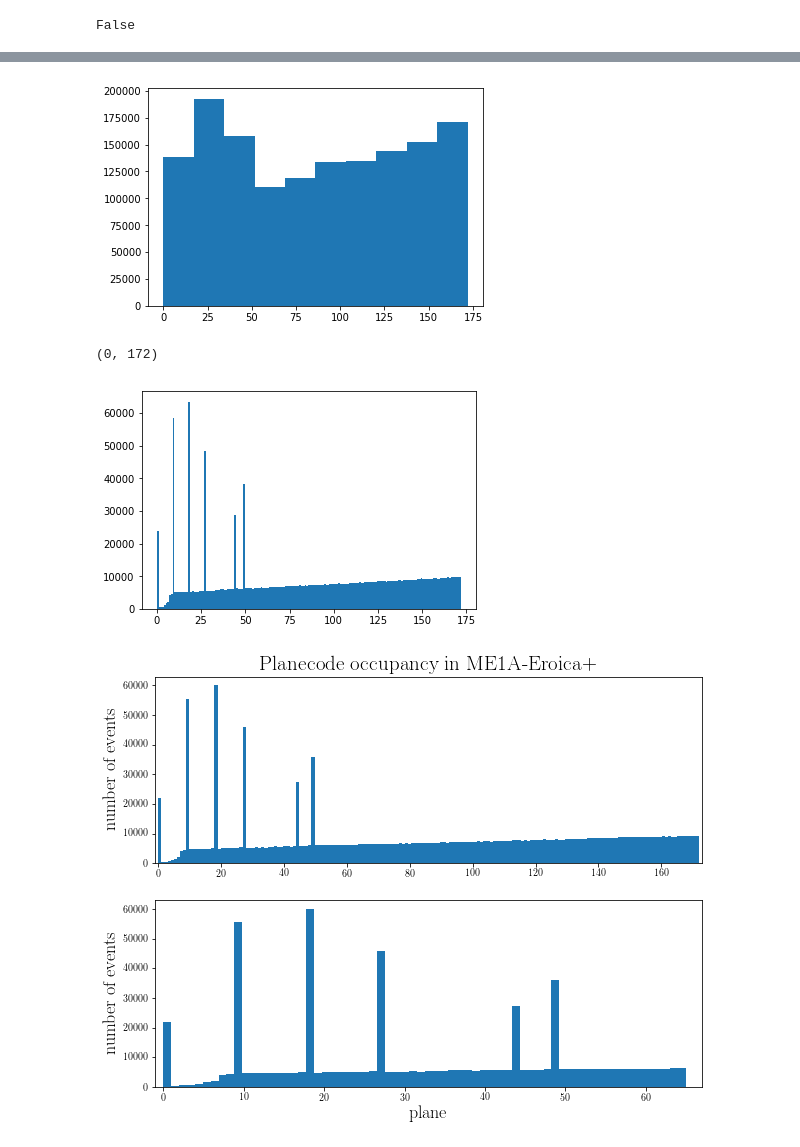
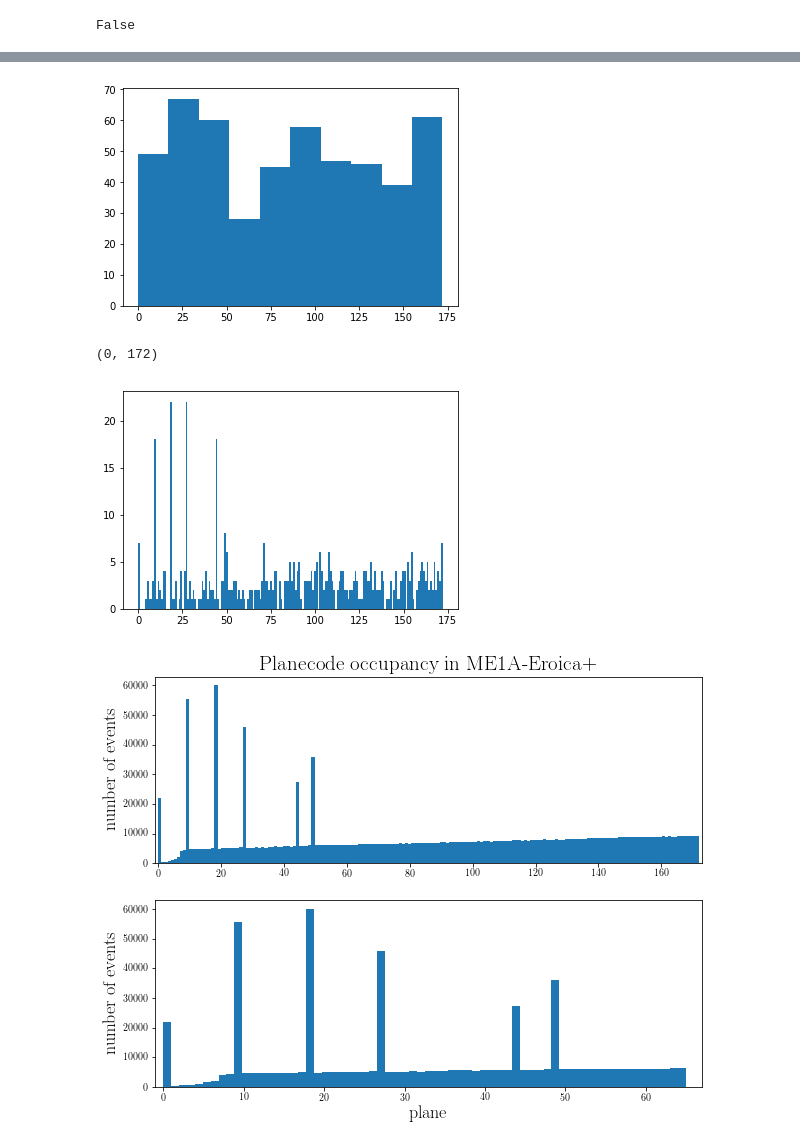
Before and after one commit to faizaakbar/ANNMINERvA, a Jupyter notebook: visualize_planecode_occupancy_stats.ipynb, the cells around one changed output, grey strips where cells are left out. Drawn from its saved outputs; the diff is of its cells as text; code cells hidden in the pictures.

```diff
--- a/visualize_planecode_occupancy_stats.ipynb
+++ b/visualize_planecode_occupancy_stats.ipynb
@@ -18,5 +18,5 @@ def decode_eventid(eventid):
     run = eventid
     return (run, subrun, gate, phys_evt)
 # %%
-f = h5py.File('../hdf5/minosmatch_nukecczdefs_genallzwitht_pcodecap172_127x94x47_xuv_me1Bmc.hdf5', 'r')
+f = h5py.File('../hdf5/vtxfndingimgs_127x94_me1Bmc.hdf5', 'r')
 # %%
@@ -64,5 +75,5 @@ zs
 # %%
-n, bins, patches = plt.hist(f['planecodes'])
+n, bins, patches = plt.hist(f['event_data']['planecodes'][:])
 # %% [output]
-[figure, old version]
+[figure, new version]
 # %%
@@ -70,9 +81,9 @@ np.min(f['planecodes']), np.max(f['planecodes'])
 # %% [output]
 (0, 172)
 # %%
-_, _, _ = plt.hist(f['planecodes'], bins=173, range=(0, 172))
+_, _, _ = plt.hist(f['event_data']['planecodes'][:], bins=173, range=(0, 172))
 # %% [output]
-[figure, old version]
+[figure, new version]
 # %%
 from matplotlib import rc
 rc('font',**{'family':'sans-serif','sans-serif':['Helvetica']})
```
Also changed, not shown: parts of 13 cells of this notebook.
